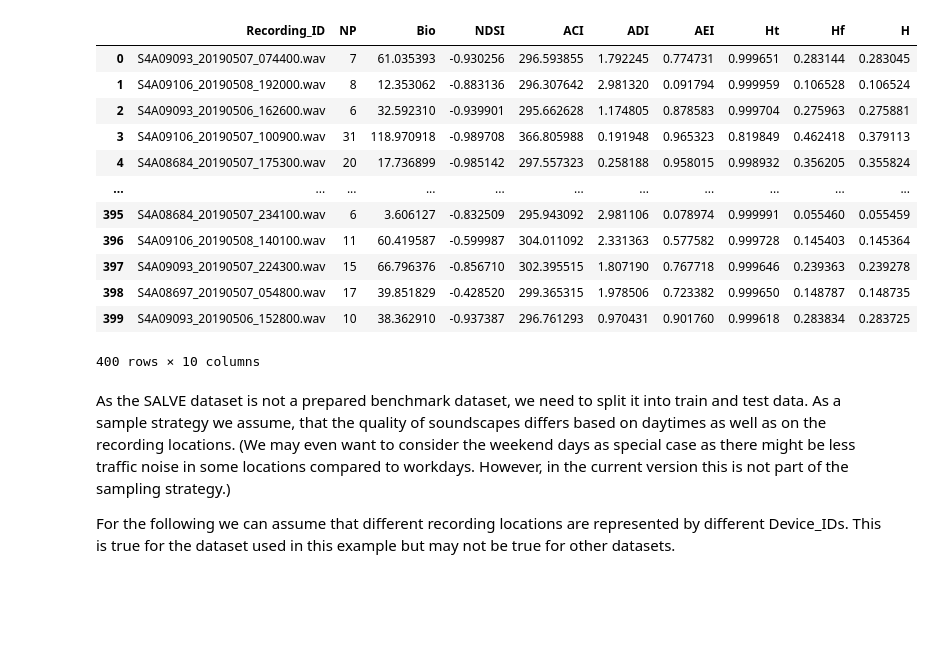
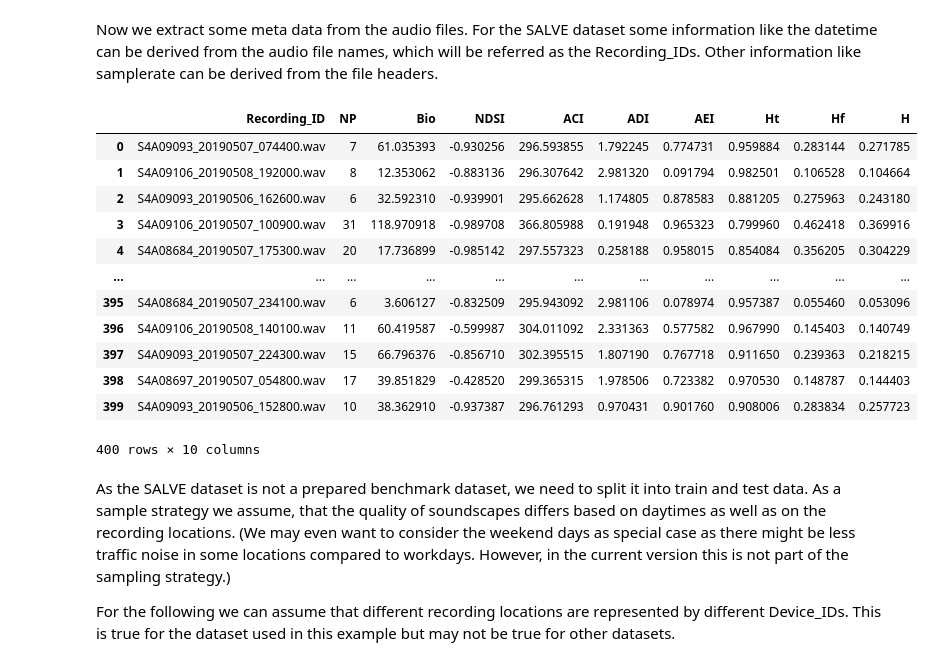
Before and after one commit to membralala/soundscape_synthesis, a Jupyter notebook: prepare_salve_data.ipynb, the cells around one changed output. Saved outputs shown, nothing was run; the diff lists cells and outputs as text; code cells hidden in the pictures; blank space fills up the shorter version.

Commit message:
Add audio cleaning

```diff
--- a/prepare_salve_data.ipynb
+++ b/prepare_salve_data.ipynb
@@ -16,0 +22,11 @@ TABLES_DIR = pathlib.Path("../data/tables")
+# %%
+# Use an example audio file from the raw data to visualise the DC offset
+
+y, sr = sf.read(DATASET_DIR / "raw" / "S4A08684_20190508_071500.wav")
+# Downsample for visualisation
+y = y[::1000]
+fig = px.line()
+fig.add_scatter(x=np.linspace(0, len(y) / (sr // 1000), len(y)),y=y, mode="lines", showlegend=False)
+fig.add_scatter(x=[0, len(y) / (sr // 1000)], y=[np.mean(y)] * 2, mode="lines", showlegend=False)
+
+fig.show()
@@ -16,0 +35,29 @@ TABLES_DIR = pathlib.Path("../data/tables")
+# %%
+def remove_dc_offset_and_calculate_absmax(filename):
+    y, sr = sf.read(filename)
+    y = y - np.mean(y) # Remove DC offset
+    sf.write(DATASET_DIR / filename.name, data=y, samplerate=sr)
+    return np.max(np.abs(y)) # Calculate abs max
+
+
+raw_files = list((DATASET_DIR / "raw").glob("*.wav"))
+with ThreadPoolExecutor(8) as pool:
+    result = list(pool.map(remove_dc_offset_and_calculate_absmax, raw_files))
+
+# After removing the DDC offset it may be, that clipings in the raw audio could result
+# in max values bigger than 1. However we want to ignore those cases for the normalization,
+# as we can consider the information of those samples as lost information anyways and we
+# don't want the overall amplitude to be reduced additionally.
+total_max = min(np.max(result), 1)
+print("Maximal absolute amplitude of the full dataset:", total_max)
+
+
+def normalize_with_total_max(filename):
+    y, sr = sf.read(filename)
+    y = y / total_max # Normalize
+    # Override pervious file with normalized one
+    sf.write(filename, data=y, samplerate=sr)
+
+files = DATASET_DIR.glob("*.wav")
+with ThreadPoolExecutor(8) as pool:
+    pool.map(normalize_with_total_max, files)
@@ -17,3 +79,5 @@ TABLES_DIR = pathlib.Path("../data/tables")
+# %% [markdown]
+Now we extract some meta data from the audio files. For the SALVE dataset some information like the datetime can be derived from the audio file names, which will be referred as the Recording_IDs. Other information like samplerate can be derived from the file headers.
 # %%
 # Create initial dataframe based on dataset.
 df = salve.read_metadata_from_directory(DATASET_DIR)
@@ -22,7 +86,7 @@ df.to_json(TABLES_DIR / "SALVE001_meta.json", orient="records", default_handler=
 # %%
 # Extend dataframe with some meta information, that requires a read of the file header
 
-with ThreadPoolExecutor() as pool:
+with ThreadPoolExecutor(8) as pool:
     result = pool.map(ssa.get_file_info, df["Path"])
 
 df_meta = pd.DataFrame(result)
@@ -39,25 +103,25 @@ df["Dayhour"] = pd.to_datetime(
 # %%
 # Calculate bioacoustic indices
 
-with ThreadPoolExecutor(4) as pool:
+with ThreadPoolExecutor(8) as pool:
     result = pool.map(ssa.get_bioindex_suite, df["Path"])
 
 df_indices = pd.DataFrame(result)
 df_indices.to_json(TABLES_DIR / "SALVE001_BAI.json", orient="records", default_handler=str)
 df_indices
 # %% [output]
 |  | Recording_ID | NP | Bio | NDSI | ACI | ADI | AEI | Ht | Hf | H |
-| 0 | S4A09093_20190507_074400.wav | 7 | 61.035393 | -0.930256 | 296.593855 | 1.792245 | 0.774731 | 0.999651 | 0.283144 | 0.283045 |
-| 1 | S4A09106_20190508_192000.wav | 8 | 12.353062 | -0.883136 | 296.307642 | 2.981320 | 0.091794 | 0.999959 | 0.106528 | 0.106524 |
-| 2 | S4A09093_20190506_162600.wav | 6 | 32.592310 | -0.939901 | 295.662628 | 1.174805 | 0.878583 | 0.999704 | 0.275963 | 0.275881 |
-| 3 | S4A09106_20190507_100900.wav | 31 | 118.970918 | -0.989708 | 366.805988 | 0.191948 | 0.965323 | 0.819849 | 0.462418 | 0.379113 |
-| 4 | S4A08684_20190507_175300.wav | 20 | 17.736899 | -0.985142 | 297.557323 | 0.258188 | 0.958015 | 0.998932 | 0.356205 | 0.355824 |
+| 0 | S4A09093_20190507_074400.wav | 7 | 61.035393 | -0.930256 | 296.593855 | 1.792245 | 0.774731 | 0.959884 | 0.283144 | 0.271785 |
+| 1 | S4A09106_20190508_192000.wav | 8 | 12.353062 | -0.883136 | 296.307642 | 2.981320 | 0.091794 | 0.982501 | 0.106528 | 0.104664 |
+| 2 | S4A09093_20190506_162600.wav | 6 | 32.592310 | -0.939901 | 295.662628 | 1.174805 | 0.878583 | 0.881205 | 0.275963 | 0.243180 |
+| 3 | S4A09106_20190507_100900.wav | 31 | 118.970918 | -0.989708 | 366.805988 | 0.191948 | 0.965323 | 0.799960 | 0.462418 | 0.369916 |
+| 4 | S4A08684_20190507_175300.wav | 20 | 17.736899 | -0.985142 | 297.557323 | 0.258188 | 0.958015 | 0.854084 | 0.356205 | 0.304229 |
 | ... | ... | ... | ... | ... | ... | ... | ... | ... | ... | ... |
-| 395 | S4A08684_20190507_234100.wav | 6 | 3.606127 | -0.832509 | 295.943092 | 2.981106 | 0.078974 | 0.999991 | 0.055460 | 0.055459 |
-| 396 | S4A09106_20190508_140100.wav | 11 | 60.419587 | -0.599987 | 304.011092 | 2.331363 | 0.577582 | 0.999728 | 0.145403 | 0.145364 |
-| 397 | S4A09093_20190507_224300.wav | 15 | 66.796376 | -0.856710 | 302.395515 | 1.807190 | 0.767718 | 0.999646 | 0.239363 | 0.239278 |
-| 398 | S4A08697_20190507_054800.wav | 17 | 39.851829 | -0.428520 | 299.365315 | 1.978506 | 0.723382 | 0.999650 | 0.148787 | 0.148735 |
-| 399 | S4A09093_20190506_152800.wav | 10 | 38.362910 | -0.937387 | 296.761293 | 0.970431 | 0.901760 | 0.999618 | 0.283834 | 0.283725 |
+| 395 | S4A08684_20190507_234100.wav | 6 | 3.606127 | -0.832509 | 295.943092 | 2.981106 | 0.078974 | 0.957387 | 0.055460 | 0.053096 |
+| 396 | S4A09106_20190508_140100.wav | 11 | 60.419587 | -0.599987 | 304.011092 | 2.331363 | 0.577582 | 0.967990 | 0.145403 | 0.140749 |
+| 397 | S4A09093_20190507_224300.wav | 15 | 66.796376 | -0.856710 | 302.395515 | 1.807190 | 0.767718 | 0.911650 | 0.239363 | 0.218215 |
+| 398 | S4A08697_20190507_054800.wav | 17 | 39.851829 | -0.428520 | 299.365315 | 1.978506 | 0.723382 | 0.970530 | 0.148787 | 0.144403 |
+| 399 | S4A09093_20190506_152800.wav | 10 | 38.362910 | -0.937387 | 296.761293 | 0.970431 | 0.901760 | 0.908006 | 0.283834 | 0.257723 |
 400 rows × 10 columns
 # %% [markdown]
 As the SALVE dataset is not a prepared benchmark dataset, we need to split it into train and test data. As a sample strategy we assume, that the quality of soundscapes differs based on daytimes as well as on the recording locations. (We may even want to consider the weekend days as special case as there might be less traffic noise in some locations compared to workdays. However, in the current version this is not part of the sampling strategy.)
```
Also changed, not shown: parts of 8 cells of this notebook, 1 other file.
